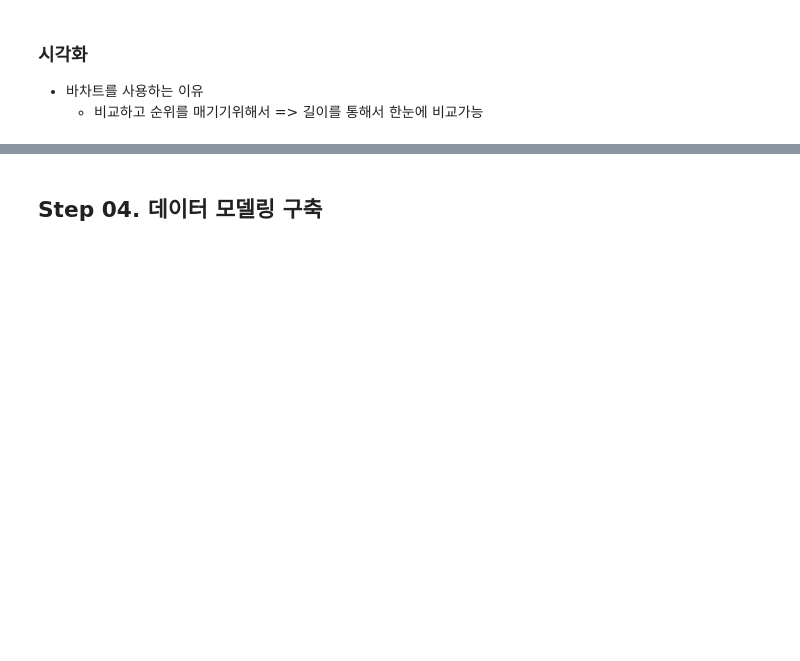
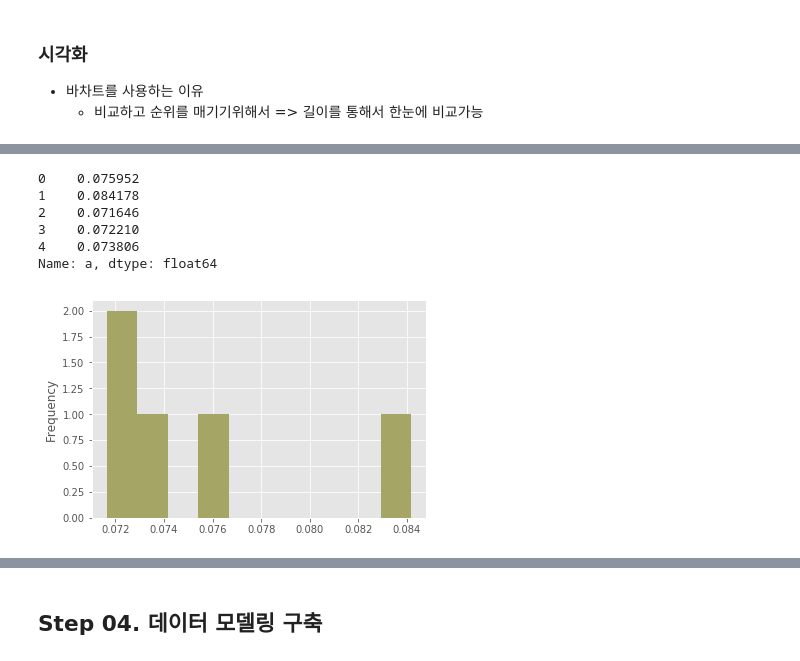
Before and after one commit to Jerrykim91/Bigdata_Analytics, a Jupyter notebook: Build_Modeling/Ml/Sense of language translation services using Ml.ipynb, the cells around one changed output, grey strips where cells are left out. Saved outputs shown, nothing was run; the diff lists cells and outputs as text; code cells hidden in the pictures; blank space fills up the shorter version.

```diff
--- a/Build_Modeling/Ml/Sense of language translation services using Ml.ipynb
+++ b/Build_Modeling/Ml/Sense of language translation services using Ml.ipynb
@@ -1019,0 +1074,20 @@ df_pv.shape
+# %%
+# id 민 추출 했으니 알파벳 별로 추출
+df_concat[df_concat['label'] == 'en']['a']
+# %% [output]
+0    0.075952
+1    0.084178
+2    0.071646
+3    0.072210
+4    0.073806
+Name: a, dtype: float64
+# %%
+for word in ascii_lowercase :
+#     print(word)
+    for na in df_concat['label'].unique():
+#         print(na)
+        tmp = df_concat[df_concat['label']=='en']['a']
+#         print(word, na)
+        tmp.plot( kind='hist', alpha=0.4, label=na )
+# %% [output]
+[figure, added]
```
Also changed, not shown: parts of 30 cells of this notebook, 29 other files.
